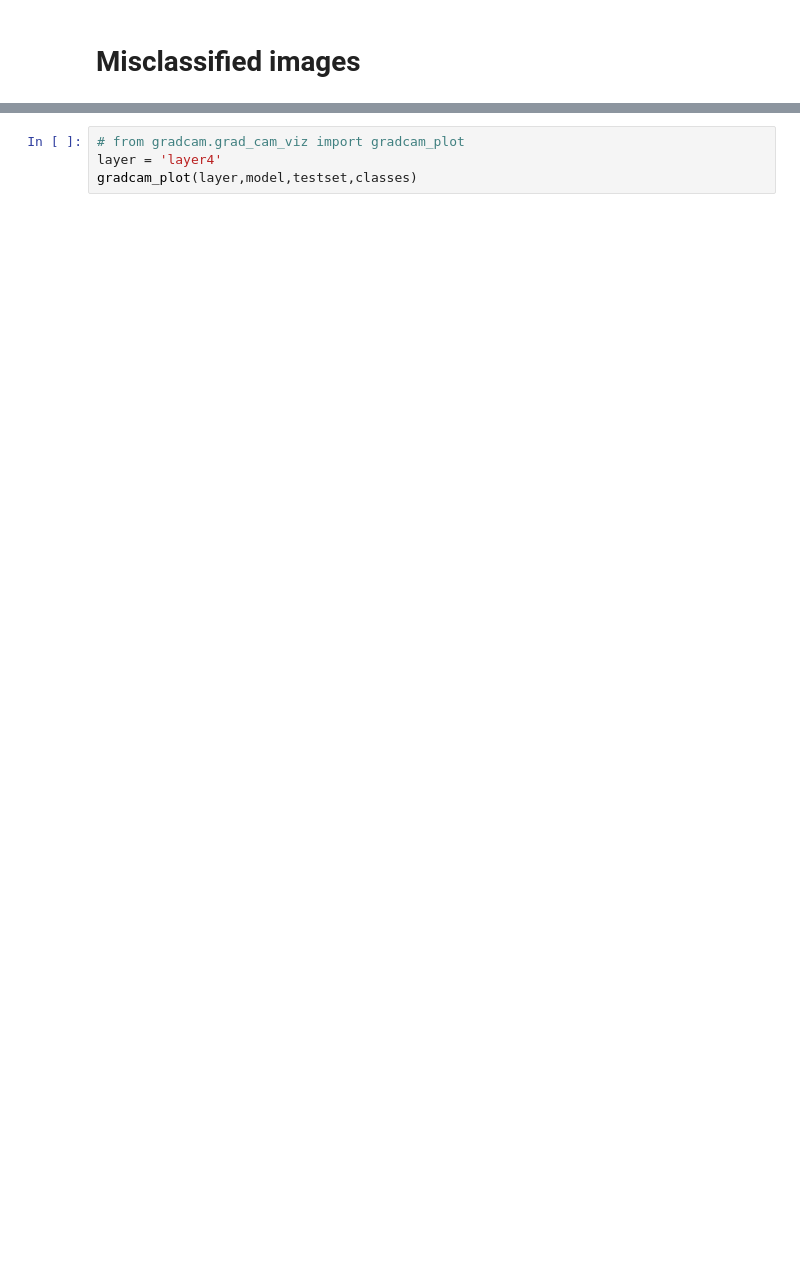
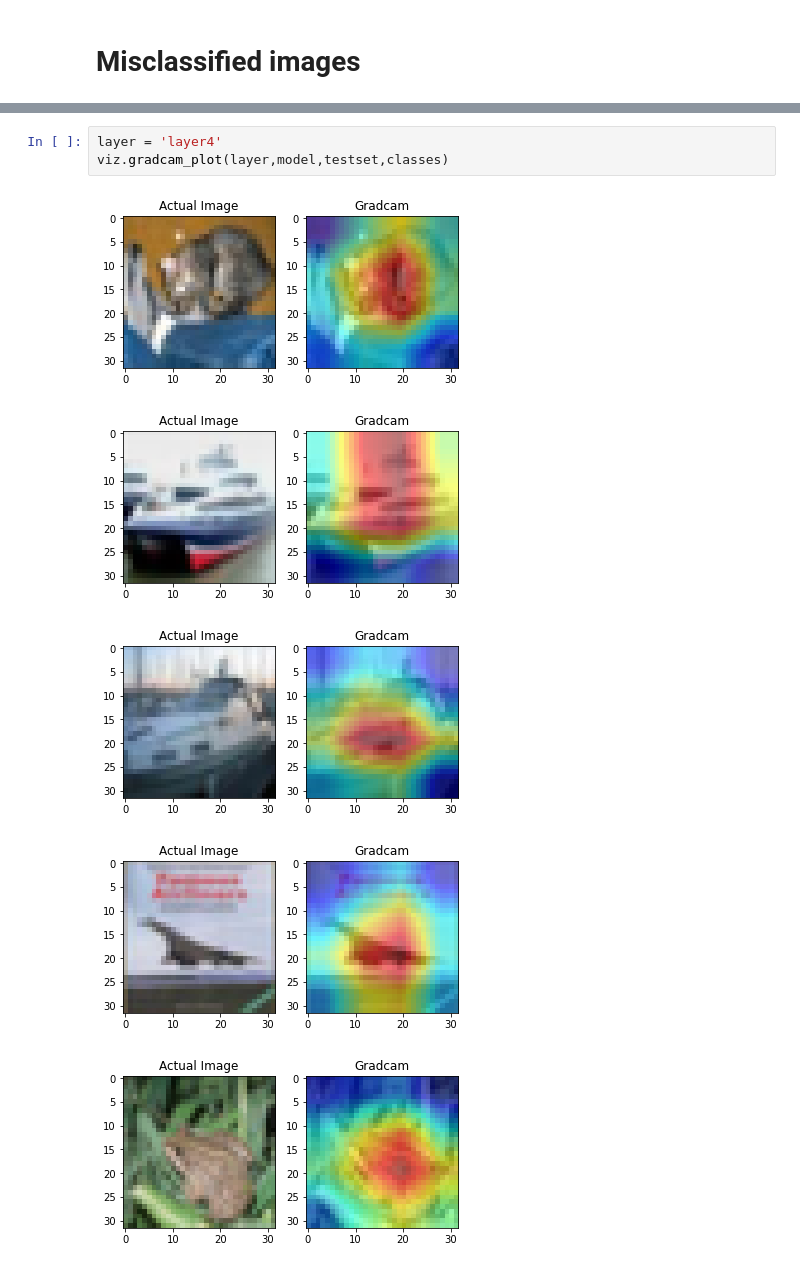
Before and after one commit to aigroupeva/EVA5, a Jupyter notebook: session9/working9.ipynb, the cells around one changed output, grey strips where cells are left out. Saved outputs shown, nothing was run; the diff lists cells and outputs as text; blank space fills up the shorter version.

Commit message:
GradCam

```diff
--- a/session9/working9.ipynb
+++ b/session9/working9.ipynb
@@ -179,4 +312,9 @@ putils.miss_classification('Test',model,
 # %%
-# from gradcam.grad_cam_viz import gradcam_plot
 layer = 'layer4'
-gradcam_plot(layer,model,testset,classes)
+viz.gradcam_plot(layer,model,testset,classes)
+# %% [output]
+[figure, added]
+[figure, added]
+[figure, added]
+[figure, added]
+[figure, added]
```
Also changed, not shown: parts of 14 cells of this notebook, 34 other files.
